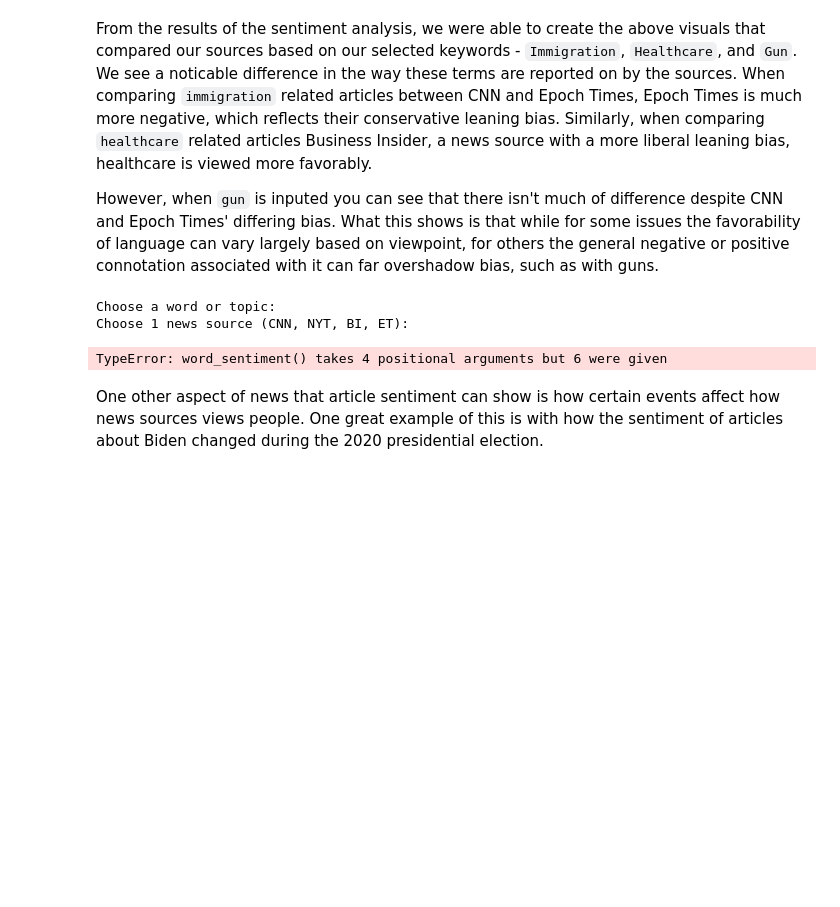
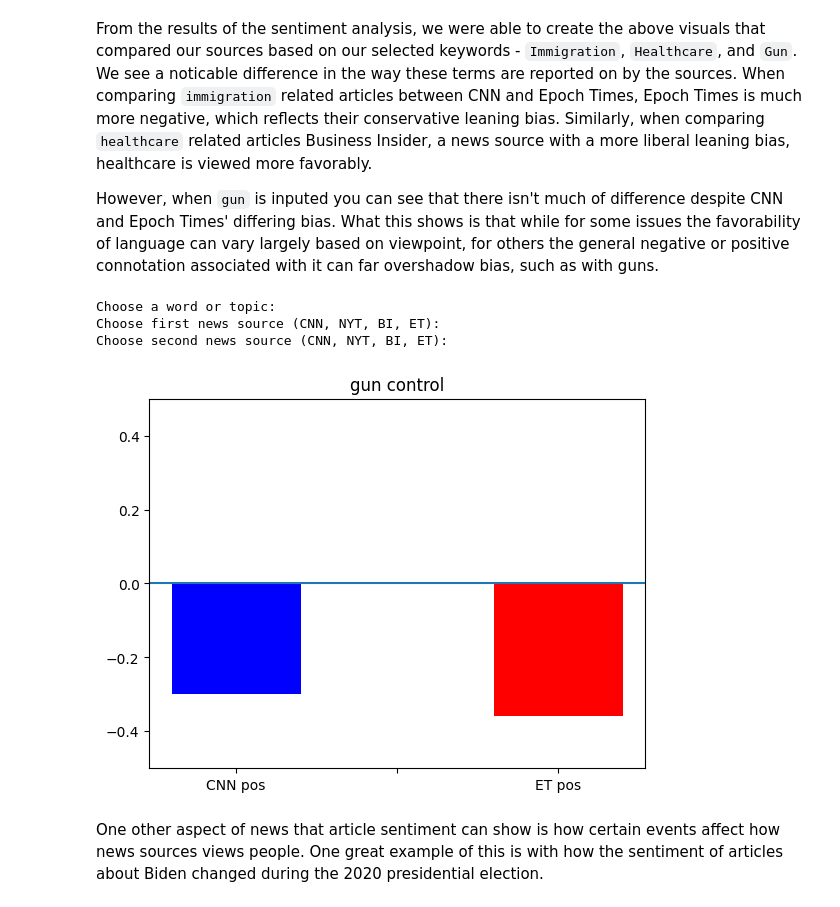
Before and after one commit to olincollege/HeadlineCorrelation, a Jupyter notebook: HeadlineCorrelation.ipynb, the cells around one changed output. Drawn from its saved outputs; the diff is of its cells as text; code cells hidden in the pictures; blank space fills up the shorter version.

```diff
--- a/HeadlineCorrelation.ipynb
+++ b/HeadlineCorrelation.ipynb
@@ -92,27 +95,28 @@ However, when `gun` is inputed you can see that there isn't much of difference d
 # %%
 print("Choose a word or topic:")
 input_word = input()
 
 
 print("Choose first news source (CNN, NYT, BI, ET):")
 input_news_1 = input()
 while input_news_1 not in ['CNN', 'NYT', 'BI', 'ET']:
     print("That's not an option. Write CNN, NYT, BI, or ET")
     input_news_1 = input()
 
 
 print("Choose second news source (CNN, NYT, BI, ET):")
 input_news_2 = input()
 while input_news_2 not in ['CNN', 'NYT', 'BI', 'ET']:
     print("That's not an option. Write CNN, NYT, BI, or ET")
     input_news_2 = input()
 
-[issue_values, issue_title_counts] = sentiment_functions.word_sentiment(start_year,end_year,start_month,end_month,input_word,dataframe2)
+[issue_values, issue_title_counts] = sentiment_functions.word_sentiment(years,months,input_word,dataframe2)
 sentiment_functions.plot_sentiment_comparison(issue_values,input_news_1,input_news_2,input_word)
 # %% [output]
 Choose a word or topic:
-Choose 1 news source (CNN, NYT, BI, ET):
+Choose first news source (CNN, NYT, BI, ET):
+Choose second news source (CNN, NYT, BI, ET):
-TypeError: word_sentiment() takes 4 positional arguments but 6 were given
+[figure, added]
 # %% [markdown]
 One other aspect of news that article sentiment can show is how certain events affect how news sources views people. One great example of this is with how the sentiment of articles about Biden changed during the 2020 presidential election.
 # %%
```
Also changed, not shown: parts of 3 cells of this notebook.
